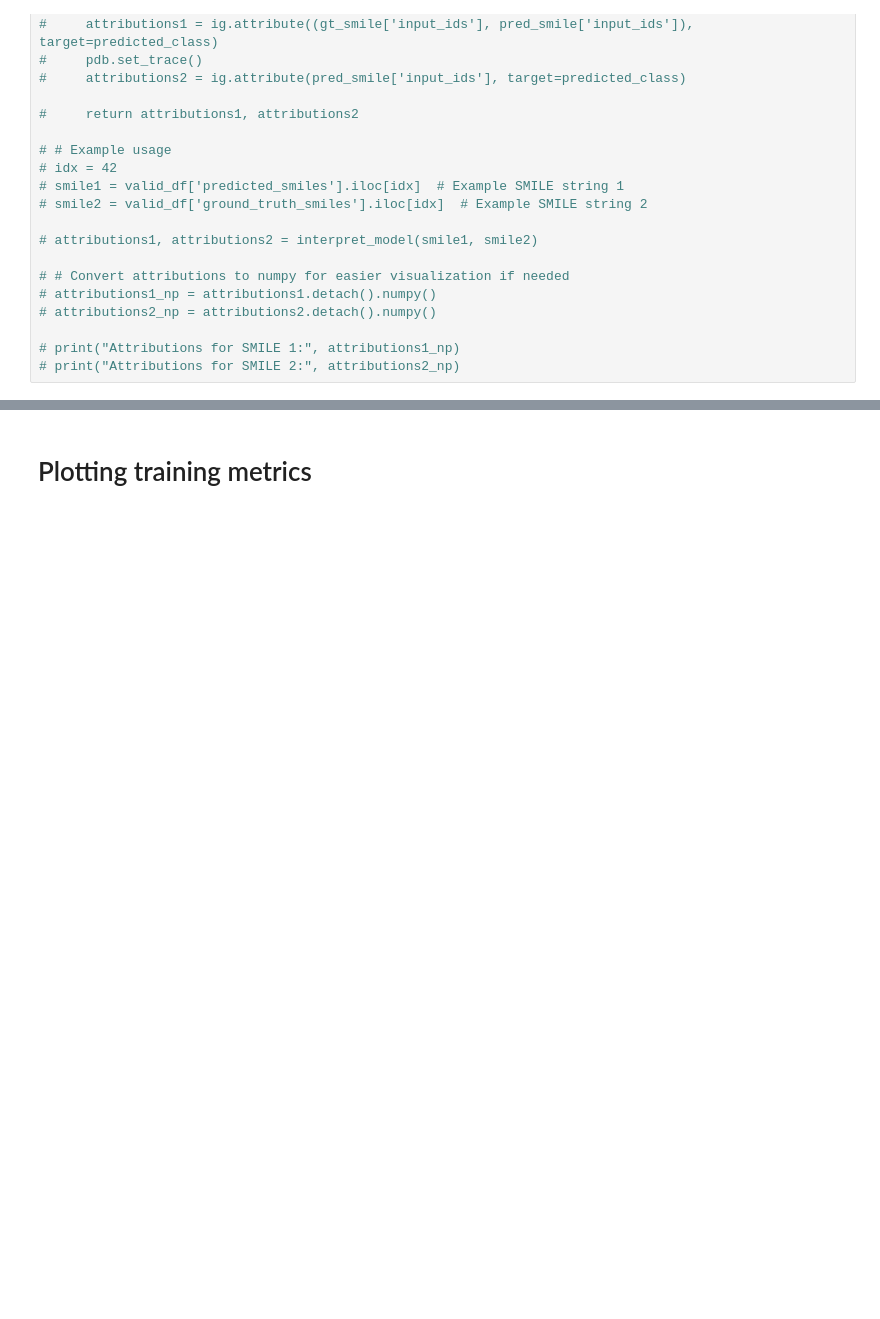
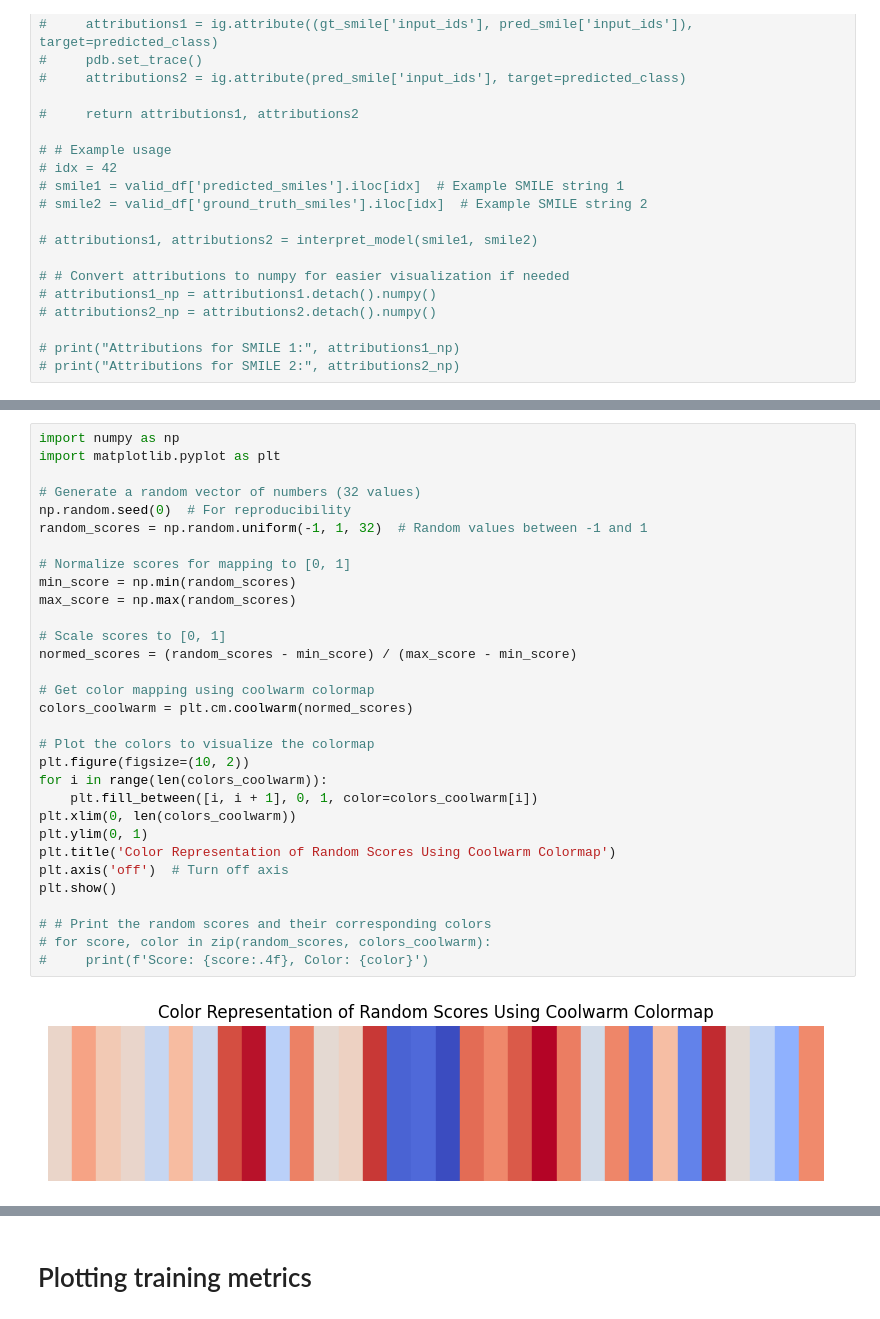
Before and after one commit to davidkubanek/biohack, a Jupyter notebook: scripts/7_interpretability_siamese_molformer_removed_duplicate.ipynb, the cells around one changed output, grey strips where cells are left out. Cells and saved outputs as stored; diff of their text form; blank space fills up the shorter version.

```diff
--- a/scripts/7_interpretability_siamese_molformer_removed_duplicate.ipynb
+++ b/scripts/7_interpretability_siamese_molformer_removed_duplicate.ipynb
@@ -476,0 +643,33 @@ array([[45128320., 45128320., 45128320., 45128320., 45128320., 45128320.,
+# %%
+import numpy as np
+import matplotlib.pyplot as plt
+
+# Generate a random vector of numbers (32 values)
+np.random.seed(0)  # For reproducibility
+random_scores = np.random.uniform(-1, 1, 32)  # Random values between -1 and 1
+
+# Normalize scores for mapping to [0, 1]
+min_score = np.min(random_scores)
+max_score = np.max(random_scores)
+
+# Scale scores to [0, 1]
+normed_scores = (random_scores - min_score) / (max_score - min_score)
+
+# Get color mapping using coolwarm colormap
+colors_coolwarm = plt.cm.coolwarm(normed_scores)
+
+# Plot the colors to visualize the colormap
+plt.figure(figsize=(10, 2))
+for i in range(len(colors_coolwarm)):
+    plt.fill_between([i, i + 1], 0, 1, color=colors_coolwarm[i])
+plt.xlim(0, len(colors_coolwarm))
+plt.ylim(0, 1)
+plt.title('Color Representation of Random Scores Using Coolwarm Colormap')
+plt.axis('off')  # Turn off axis
+plt.show()
+
+# # Print the random scores and their corresponding colors
+# for score, color in zip(random_scores, colors_coolwarm):
+#     print(f'Score: {score:.4f}, Color: {color}')
+# %% [output]
+[figure, added]
```
Also changed, not shown: parts of 20 cells of this notebook.
